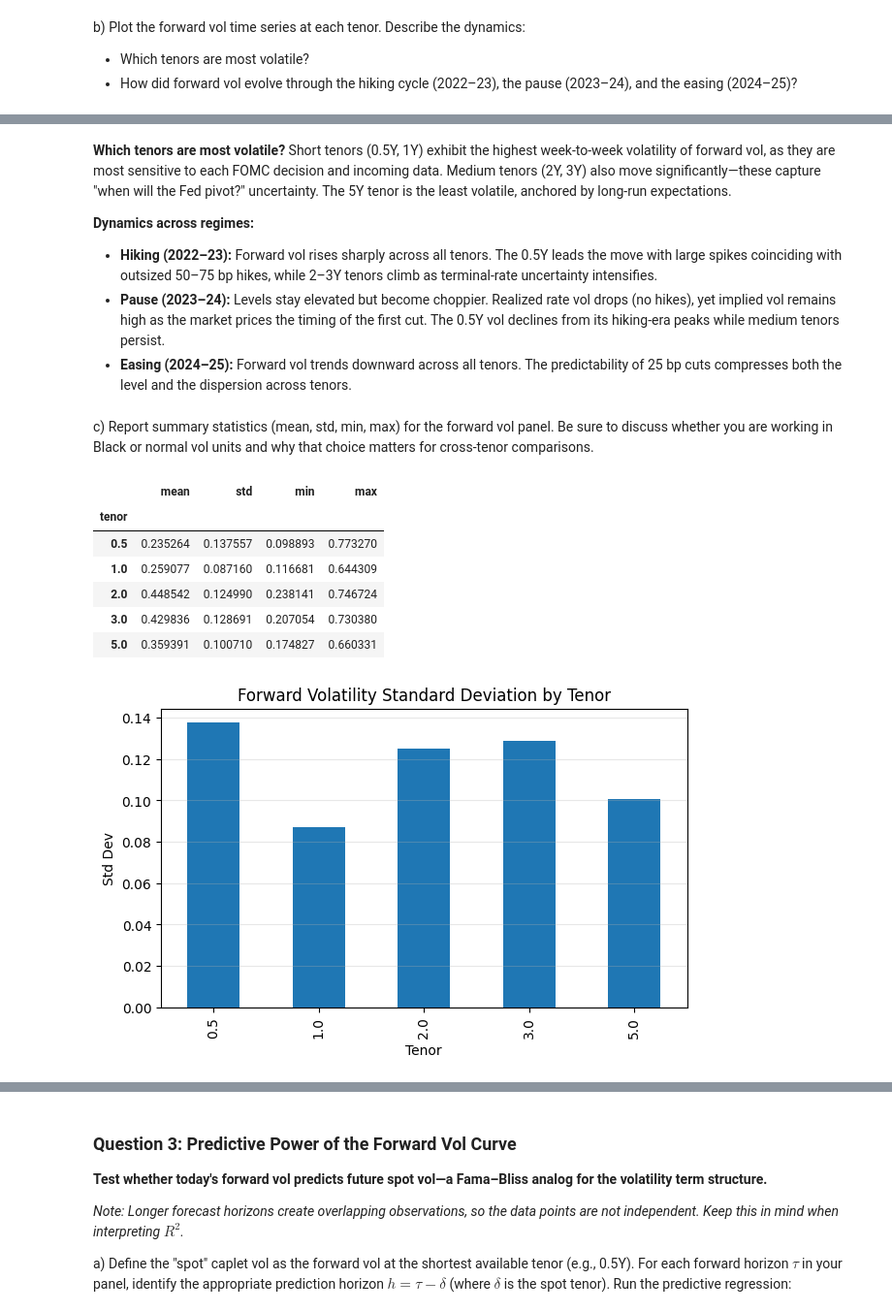
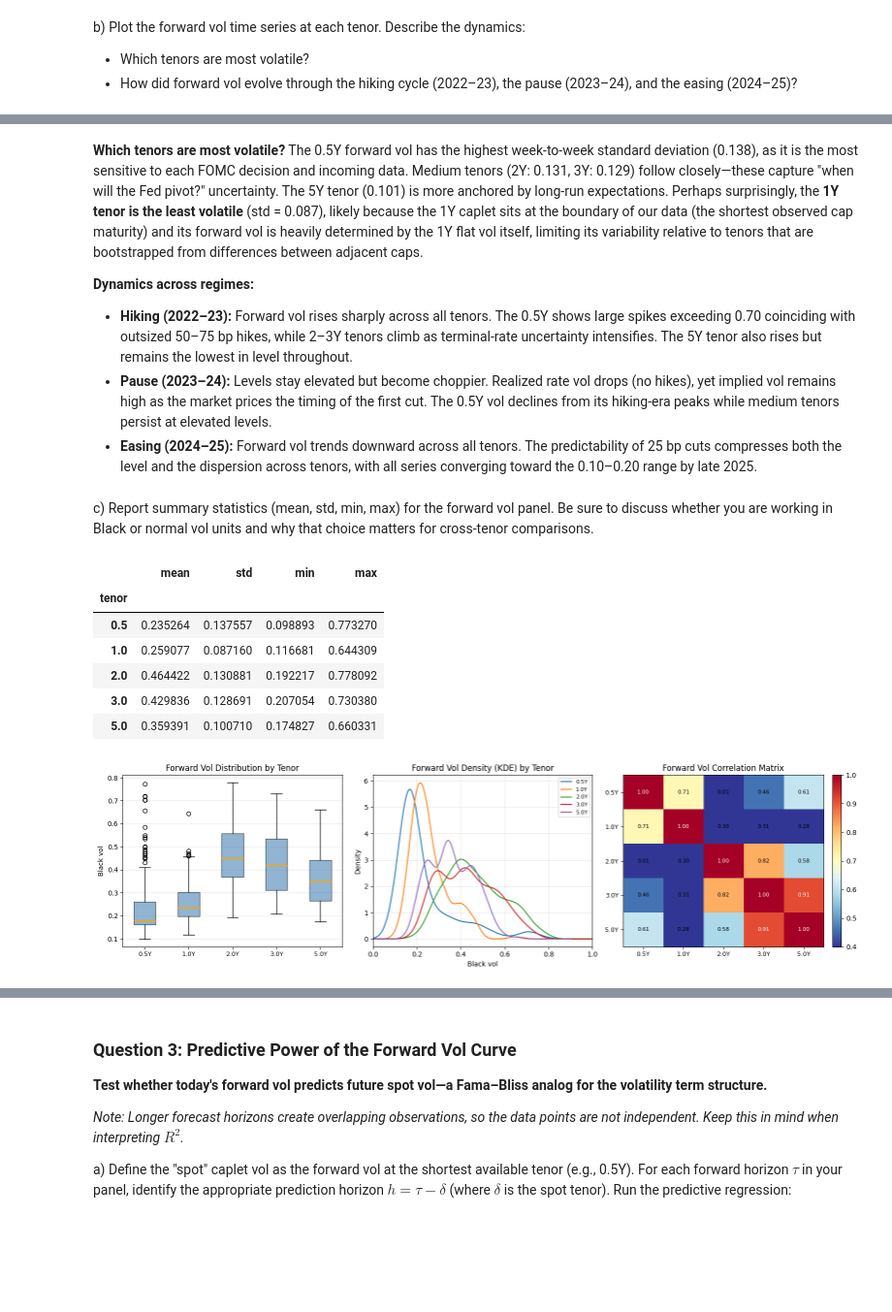
Before and after one commit to azakharove/finm37500P8, a Jupyter notebook: P8_Final.ipynb, the cells around one changed output, grey strips where cells are left out. Shown at 97% size. Saved outputs shown, nothing was run; the diff lists cells and outputs as text; code cells hidden in the pictures; blank space fills up the shorter version.

```diff
--- a/P8_Final.ipynb
+++ b/P8_Final.ipynb
@@ -777,30 +778,69 @@ dtype: float64
 # %% [markdown]
-**Which tenors are most volatile?** Short tenors (0.5Y, 1Y) exhibit the highest week-to-week volatility of forward vol, as they are most sensitive to each FOMC decision and incoming data. Medium tenors (2Y, 3Y) also move significantly—these capture "when will the Fed pivot?" uncertainty. The 5Y tenor is the least volatile, anchored by long-run expectations.
+**Which tenors are most volatile?** The 0.5Y forward vol has the highest week-to-week standard deviation (0.138), as it is the most sensitive to each FOMC decision and incoming data. Medium tenors (2Y: 0.131, 3Y: 0.129) follow closely—these capture "when will the Fed pivot?" uncertainty. The 5Y tenor (0.101) is more anchored by long-run expectations. Perhaps surprisingly, the **1Y tenor is the least volatile** (std = 0.087), likely because the 1Y caplet sits at the boundary of our data (the shortest observed cap maturity) and its forward vol is heavily determined by the 1Y flat vol itself, limiting its variability relative to tenors that are bootstrapped from differences between adjacent caps.
 
 **Dynamics across regimes:**
-- **Hiking (2022–23):** Forward vol rises sharply across all tenors. The 0.5Y leads the move with large spikes coinciding with outsized 50–75 bp hikes, while 2–3Y tenors climb as terminal-rate uncertainty intensifies.
-- **Pause (2023–24):** Levels stay elevated but become choppier. Realized rate vol drops (no hikes), yet implied vol remains high as the market prices the timing of the first cut. The 0.5Y vol declines from its hiking-era peaks while medium tenors persist.
-- **Easing (2024–25):** Forward vol trends downward across all tenors. The predictability of 25 bp cuts compresses both the level and the dispersion across tenors.
+- **Hiking (2022–23):** Forward vol rises sharply across all tenors. The 0.5Y shows large spikes exceeding 0.70 coinciding with outsized 50–75 bp hikes, while 2–3Y tenors climb as terminal-rate uncertainty intensifies. The 5Y tenor also rises but remains the lowest in level throughout.
+- **Pause (2023–24):** Levels stay elevated but become choppier. Realized rate vol drops (no hikes), yet implied vol remains high as the market prices the timing of the first cut. The 0.5Y vol declines from its hiking-era peaks while medium tenors persist at elevated levels.
+- **Easing (2024–25):** Forward vol trends downward across all tenors. The predictability of 25 bp cuts compresses both the level and the dispersion across tenors, with all series converging toward the 0.10–0.20 range by late 2025.
 # %% [markdown]
 c) Report summary statistics (mean, std, min, max) for the forward vol panel. Be sure to discuss whether you are working in Black or normal vol units and why that choice matters for cross-tenor comparisons.
 # %%
 summary_stats = fwd_panel_wide.agg(["mean", "std", "min", "max"]).T
 display(summary_stats)
 
-summary_stats["std"].plot(kind="bar", figsize=(7, 4), title="Forward Volatility Standard Deviation by Tenor")
-plt.ylabel("Std Dev")
-plt.xlabel("Tenor")
-plt.grid(axis="y", alpha=0.3)
+fig, axes = plt.subplots(1, 3, figsize=(16, 4.5))
+
+# 1) Boxplots by tenor
+ax = axes[0]
+bp = ax.boxplot(
+    [fwd_panel_wide[t].dropna().values for t in fwd_panel_wide.columns],
+    patch_artist=True,
+    boxprops=dict(facecolor="steelblue", alpha=0.6),
+    medianprops=dict(color="orange", linewidth=2),
+)
+ax.set_xticklabels([f"{t}Y" for t in fwd_panel_wide.columns], fontsize=9)
+ax.set_ylabel("Black vol")
+ax.set_title("Forward Vol Distribution by Tenor")
+ax.grid(axis="y", alpha=0.3)
+
+# 2) KDE overlay
+ax = axes[1]
+for tenor in fwd_panel_wide.columns:
+    series = fwd_panel_wide[tenor].dropna()
+    series.plot.kde(ax=ax, label=f"{tenor}Y", linewidth=1.5, bw_method=0.3)
+ax.set_xlabel("Black vol")
+ax.set_ylabel("Density")
+ax.set_title("Forward Vol Density (KDE) by Tenor")
+ax.legend(fontsize=8)
+ax.set_xlim(0, 1.0)
+ax.grid(alpha=0.3)
+
+# 3) Correlation heatmap
+ax = axes[2]
+corr = fwd_panel_wide.corr()
+im = ax.imshow(corr.values, cmap="RdYlBu_r", vmin=0.4, vmax=1.0, aspect="auto")
+ax.set_xticks(range(len(corr.columns)))
+ax.set_xticklabels([f"{t}Y" for t in corr.columns], fontsize=9)
+ax.set_yticks(range(len(corr.index)))
+ax.set_yticklabels([f"{t}Y" for t in corr.index], fontsize=9)
+for i in range(len(corr)):
+    for j in range(len(corr)):
+        ax.text(j, i, f"{corr.iloc[i, j]:.2f}", ha="center", va="center", fontsize=8,
+                color="white" if corr.iloc[i, j] > 0.85 else "black")
+ax.set_title("Forward Vol Correlation Matrix")
+fig.colorbar(im, ax=ax, fraction=0.046, pad=0.04)
+
+plt.tight_layout()
 plt.show()
 # %% [output]
 |  | mean | std | min | max |
 | tenor |  |  |  |  |
 | 0.5 | 0.235264 | 0.137557 | 0.098893 | 0.773270 |
 | 1.0 | 0.259077 | 0.087160 | 0.116681 | 0.644309 |
-| 2.0 | 0.448542 | 0.124990 | 0.238141 | 0.746724 |
+| 2.0 | 0.464422 | 0.130881 | 0.192217 | 0.778092 |
 | 3.0 | 0.429836 | 0.128691 | 0.207054 | 0.730380 |
 | 5.0 | 0.359391 | 0.100710 | 0.174827 | 0.660331 |
-[figure, old version]
+[figure, new version]
 # %% [markdown]
 These statistics are in **Black vol** (decimal), the native output of the stripping pipeline. Black vol measures the volatility of the *log* of the forward rate ($\sigma_B$), while normal vol measures the volatility of the *level* ($\sigma_N = \sigma_B \times f$, in bp).
 
```
Also changed, not shown: parts of 31 cells of this notebook, 30 other files.
